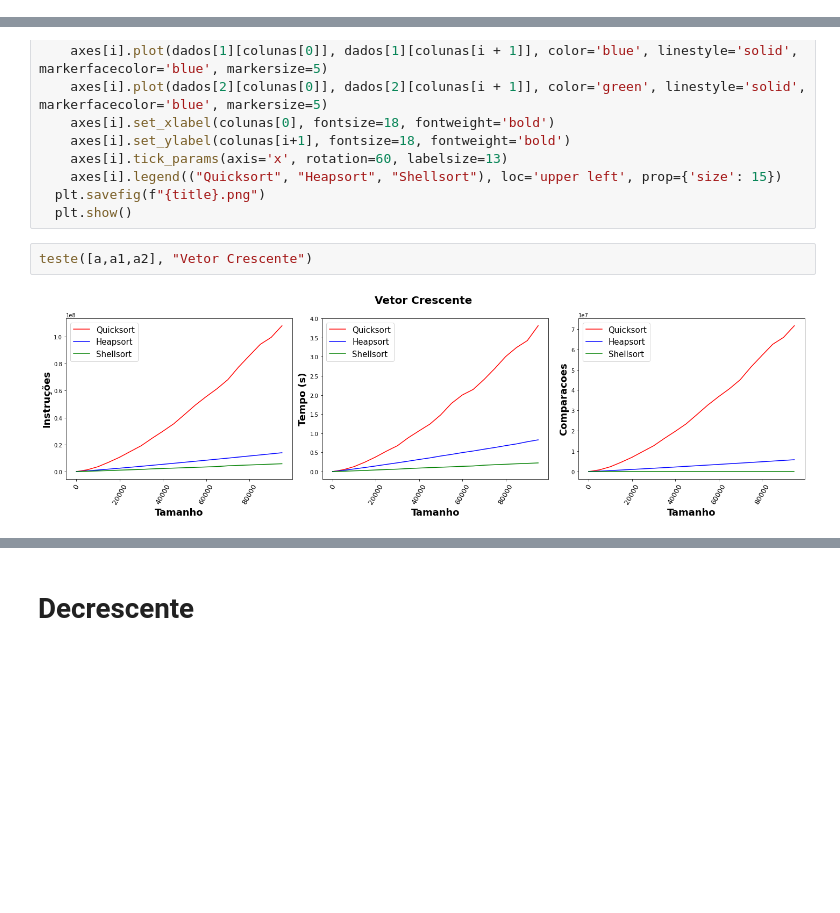
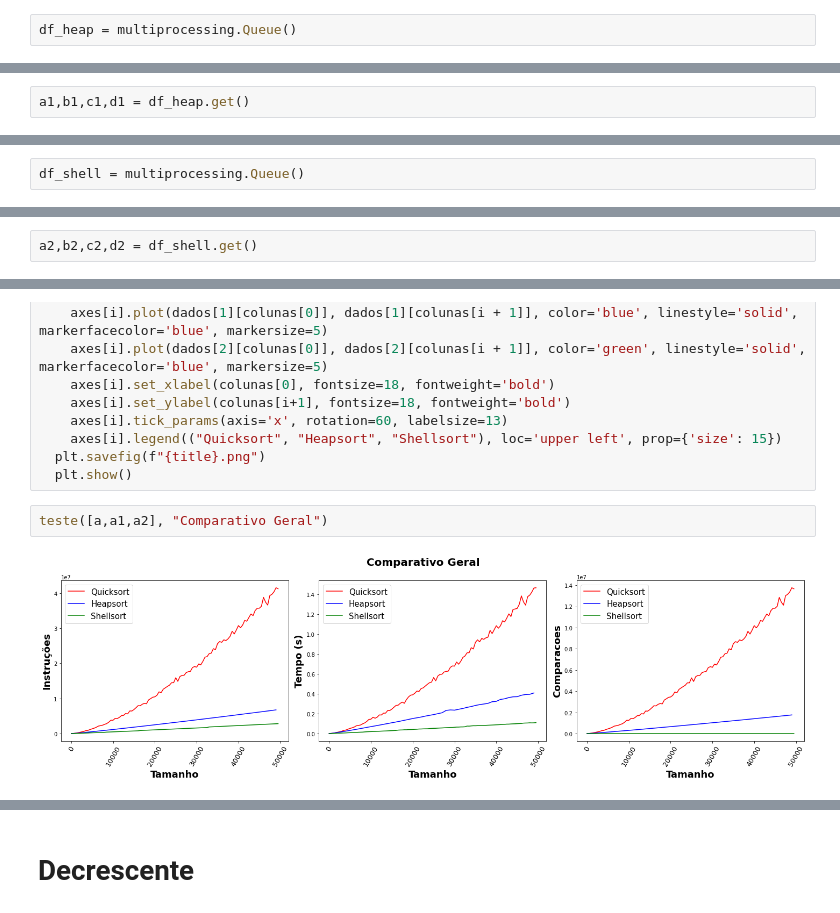
Before and after one commit to alverad-katsuro/algoritmos_ordenacao, a Jupyter notebook: Untitled.ipynb, the cells around one changed output, grey strips where cells are left out. Cells and saved outputs as stored; diff of their text form; blank space fills up the shorter version.

```diff
--- a/Untitled.ipynb
+++ b/Untitled.ipynb
@@ -301 +328,3 @@ def sai_graphics_heap():
+# %%
+df_heap = multiprocessing.Queue()
 # %%
@@ -308,0 +339,2 @@ Terminou de criar os testes
+# %%
+a1,b1,c1,d1 = df_heap.get()
@@ -329 +379,3 @@ def sai_graphics_shell():
+# %%
+df_shell = multiprocessing.Queue()
 # %%
@@ -336,0 +390,2 @@ Terminou de criar os testes
+# %%
+a2,b2,c2,d2 = df_shell.get()
@@ -378,6 +445,6 @@ def teste(dados, title, legenda=("Quicksort", "Heapsort", "Shellsort")):
   plt.savefig(f"{title}.png")
   plt.show()
 # %%
-teste([a,a1,a2], "Vetor Crescente")
+teste([a,a1,a2], "Comparativo Geral")
 # %% [output]
-[figure, old version]
+[figure, new version]
```
Also changed, not shown: parts of 32 cells of this notebook, 23 other files.
